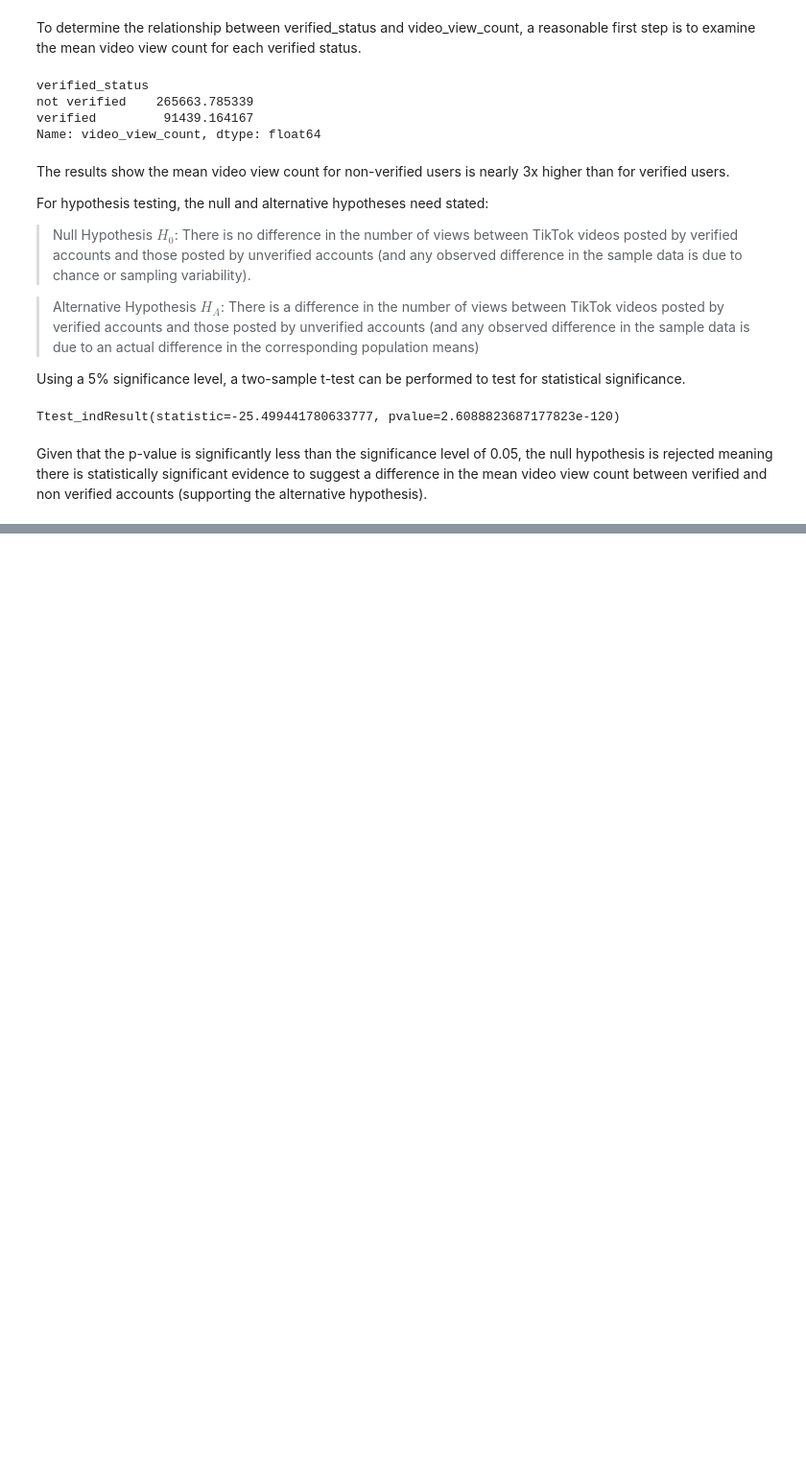
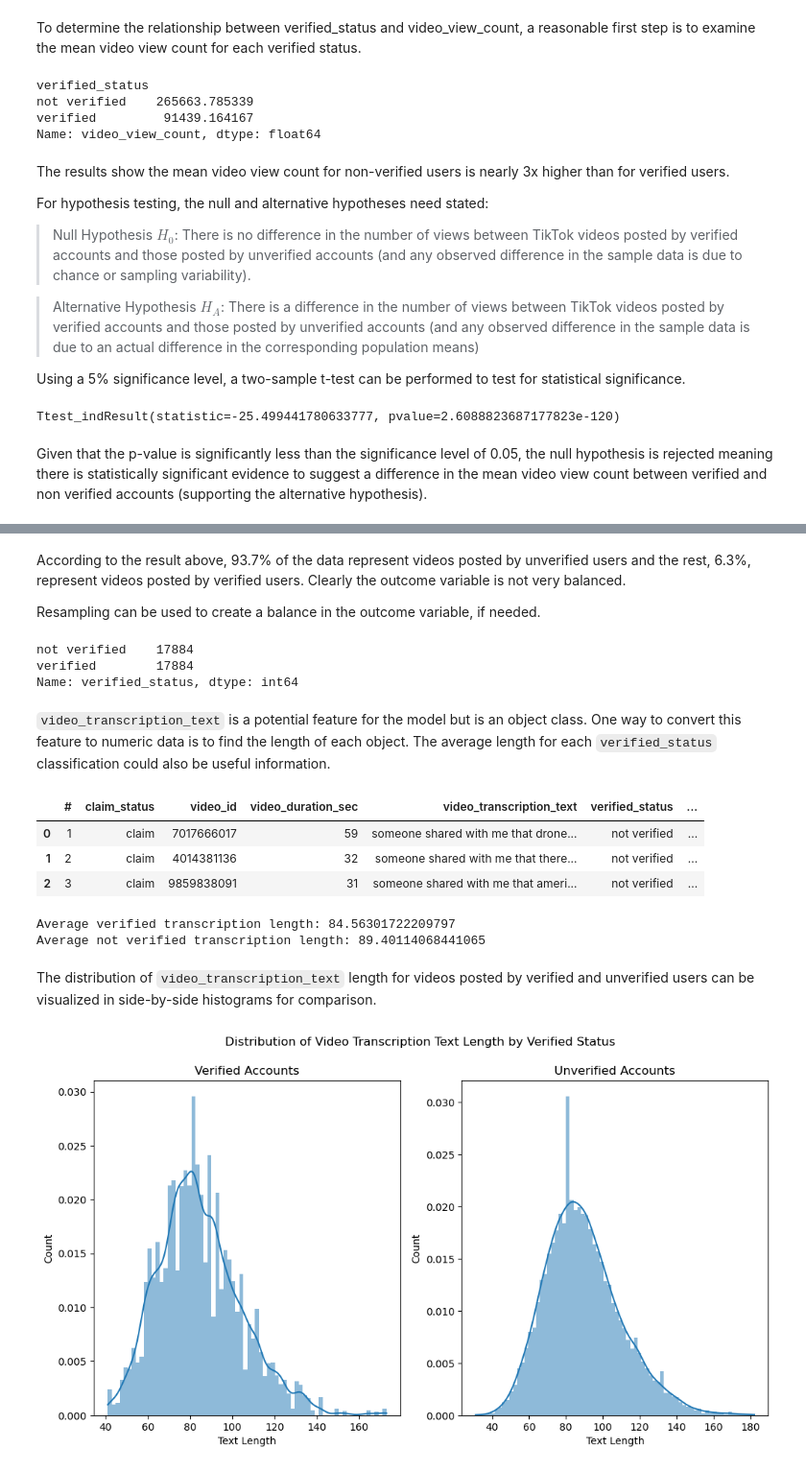
Before and after one commit to JasonHolton/TikTok_Data-Science, a Jupyter notebook: TikTok Notebook.ipynb, the cells around one changed output, grey strips where cells are left out. Shown at 96% size. Cells and saved outputs as stored; diff of their text form; code cells hidden in the pictures; blank space fills up the shorter version.

```diff
--- a/TikTok Notebook.ipynb
+++ b/TikTok Notebook.ipynb
@@ -544,0 +637,80 @@ Given that the p-value is significantly less than the significance level of 0.05
+# %% [markdown]
+According to the result above, 93.7% of the data represent videos posted by unverified users and the rest, 6.3%, represent videos posted by verified users. Clearly the outcome variable is not very balanced.
+
+Resampling can be used to create a balance in the outcome variable, if needed.
+# %%
+# import resample from sklearn
+from sklearn.utils import resample
+
+# First, identify data points from the majority (unverified) and minority (verified) classes
+df_majority = df[df['verified_status'] == 'not verified']
+df_minority = df[df['verified_status'] == 'verified']
+
+# Second, upsample the minority class
+df_minority_upsampled = resample(df_minority,
+                                 replace = True, # sample with replacement
+                                 n_samples = len(df_majority), # to match majority
+                                 random_state = 42) # to assure reproducible results
+
+# Third, combine the majority class with the upsampled minority class
+df_upsampled = pd.concat([df_majority, df_minority_upsampled])
+
+# Display the new class counts
+upsampled_class_counts = df_upsampled['verified_status'].value_counts()
+upsampled_class_counts
+# %% [output]
+not verified    17884
+verified        17884
+Name: verified_status, dtype: int64
+# %% [markdown]
+`video_transcription_text` is a potential feature for the model but is an object class. One way to convert this feature to numeric data is to find the length of each object. The average length for each `verified_status` classification could also be useful information.
+# %%
+# Create a new column containing a numeric value for the lenght of video_transcription_text
+df_upsampled['text_length'] = df_upsampled['video_transcription_text'].str.len()
+df_upsampled.head(3)
+# %% [output]
+|  | # | claim_status | video_id | video_duration_sec | video_transcription_text | verified_status | ... |
+| 0 | 1 | claim | 7017666017 | 59 | someone shared with me that drone... | not verified | ... |
+| 1 | 2 | claim | 4014381136 | 32 | someone shared with me that there... | not verified | ... |
+| 2 | 3 | claim | 9859838091 | 31 | someone shared with me that ameri... | not verified | ... |
+# %%
+# Determine the average video_transcription_text length for verified and unverified users
+avg_len_verified = df_upsampled[df_upsampled['verified_status'] == 'verified']['text_length'].mean()
+avg_len_unverified = df_upsampled[df_upsampled['verified_status'] == 'not verified']['text_length'].mean()
+
+print('Average verified transcription length:', avg_len_verified)
+print('Average not verified transcription length:', avg_len_unverified)
+# %% [output]
+Average verified transcription length: 84.56301722209797
+Average not verified transcription length: 89.40114068441065
+# %% [markdown]
+The distribution of `video_transcription_text` length for videos posted by verified and unverified users can be visualized in side-by-side histograms for comparison.
+# %%
+# Visualize the distribution of video_transcription_text for verified and unverified users using side-by-side histograms
+# Set up the figure for side-by-side plots
+fig, axes = plt.subplots(1, 2, figsize = (12, 6))
+
+# Plot verified users on the left
+sns.histplot(df_upsampled[df_upsampled['verified_status'] == 'verified']['text_length'],
+             ax = axes[0],
+             kde = True,
+             stat = 'density',
+             linewidth = 0)
+axes[0].set_title('Verified Accounts')
+axes[0].set_xlabel('Text Length')
+axes[0].set_ylabel('Count')
+
+# Plot unverified users on the right
+sns.histplot(df_upsampled[df_upsampled['verified_status'] == 'not verified']['text_length'],
+             ax = axes[1],
+             kde = True,
+             stat = 'density',
+             linewidth = 0)
+axes[1].set_title('Unverified Accounts')
+axes[1].set_xlabel('Text Length')
+axes[1].set_ylabel('Count')
+
+plt.suptitle('Distribution of Video Transcription Text Length by Verified Status')
+plt.show()
+# %% [output]
+[figure, added]
```
Also changed, not shown: parts of 76 cells of this notebook.
